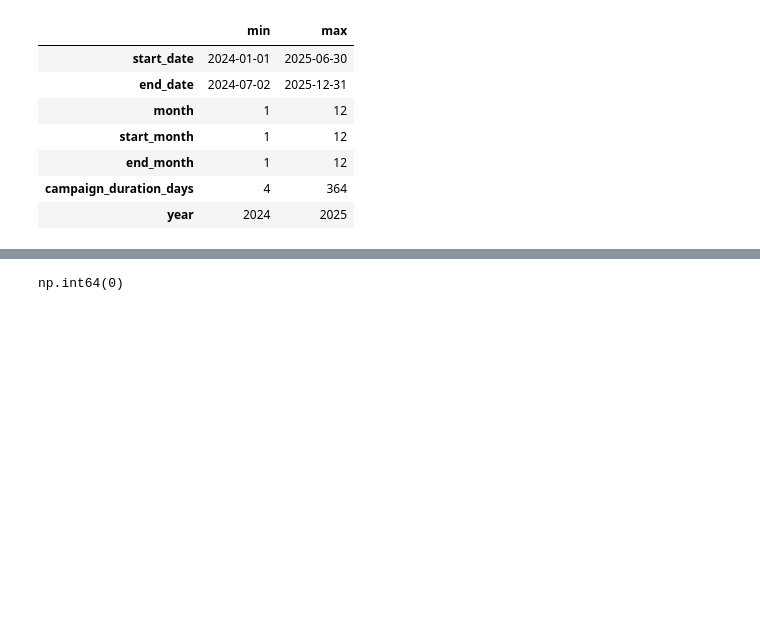
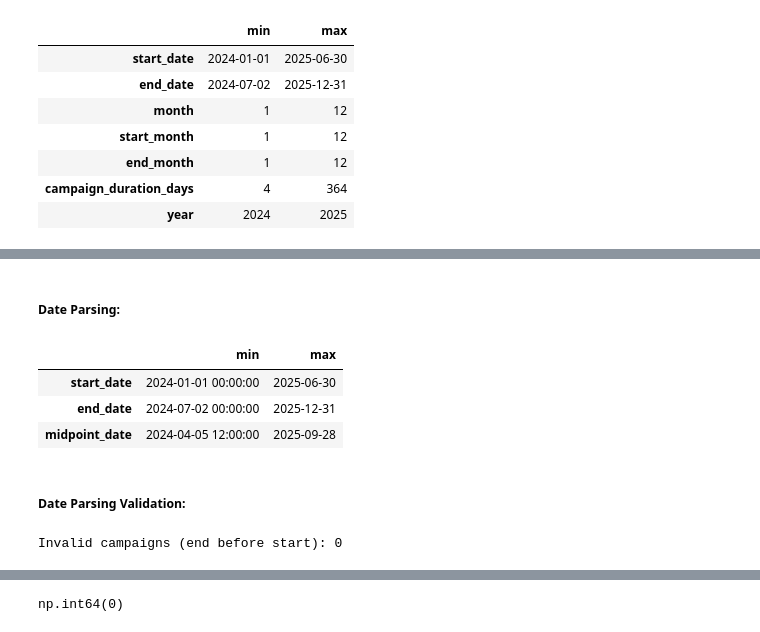
Before and after one commit to Playful-Cloud/Marketing_Campaign_Analysis_and_Optimization, a Jupyter notebook: notebooks/05_EDA.ipynb, the cells around one changed output, grey strips where cells are left out. Drawn from its saved outputs; the diff is of its cells as text; code cells hidden in the pictures; blank space fills up the shorter version.

```diff
--- a/notebooks/05_EDA.ipynb
+++ b/notebooks/05_EDA.ipynb
@@ -170,0 +202,30 @@ pd.DataFrame(summary).T
+# %% [markdown]
+##### Date Parsing:
+# %%
+# check min & max dates per date column
+
+date_cols_check = {
+    col: {"min": df[col].min(), "max": df[col].max()}
+    for col in ["start_date", "end_date", "midpoint_date"]
+}
+
+pd.DataFrame(date_cols_check).T
+# %% [output]
+|  | min | max |
+| start_date | 2024-01-01 00:00:00 | 2025-06-30 |
+| end_date | 2024-07-02 00:00:00 | 2025-12-31 |
+| midpoint_date | 2024-04-05 12:00:00 | 2025-09-28 |
+# %% [markdown]
+##### Date Parsing Validation:
+# %%
+# cath the imposible dates + basic duration sanity check
+
+invalid_campaigns = df[df["end_date"] < df["start_date"]]
+
+
+print("Invalid campaigns (end before start):", invalid_campaigns.shape[0])
+
+# This ensures all campaigns have start_date ≤ end_date
+# 0 results means its good to go
+# %% [output]
+Invalid campaigns (end before start): 0
```
Also changed, not shown: parts of 12 cells of this notebook.
